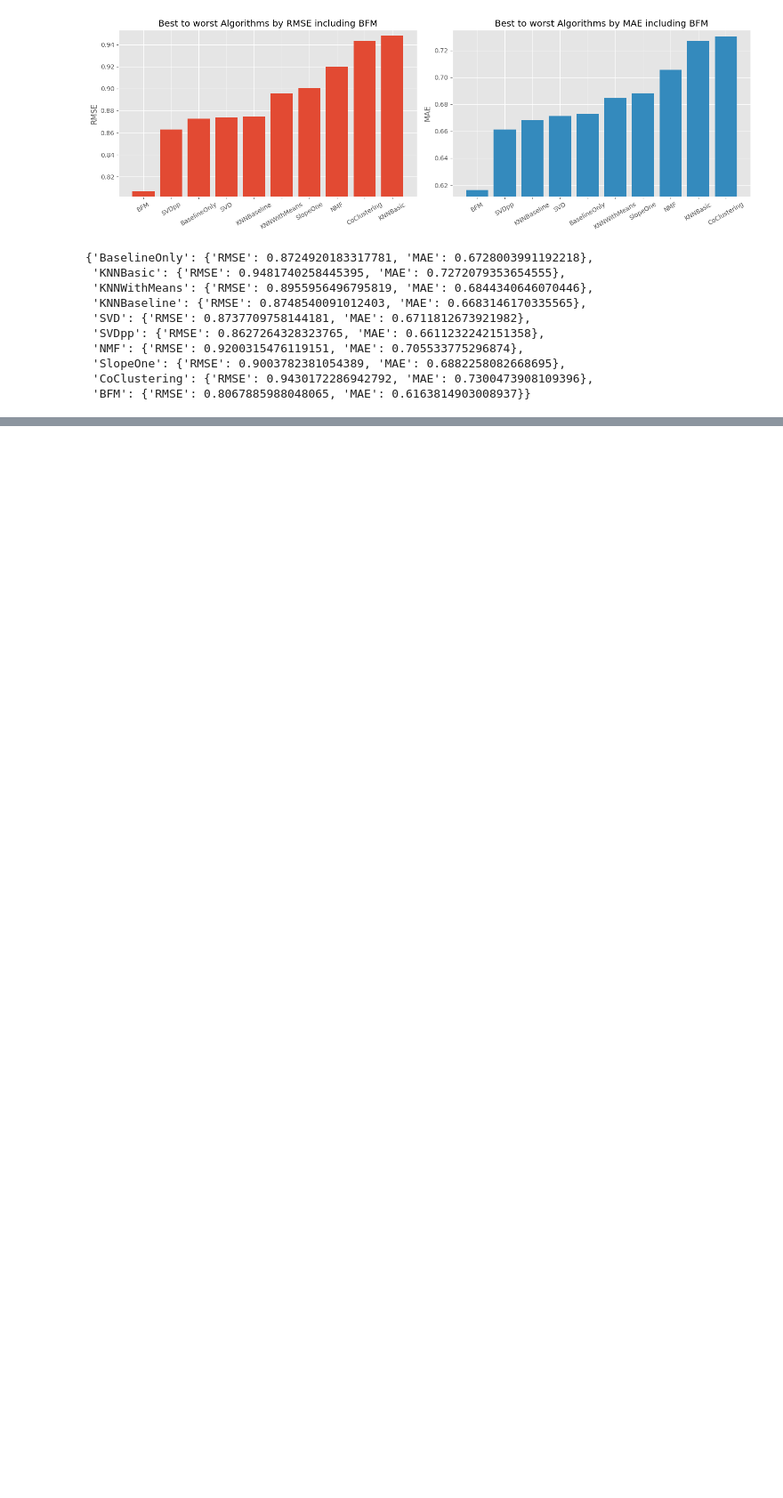
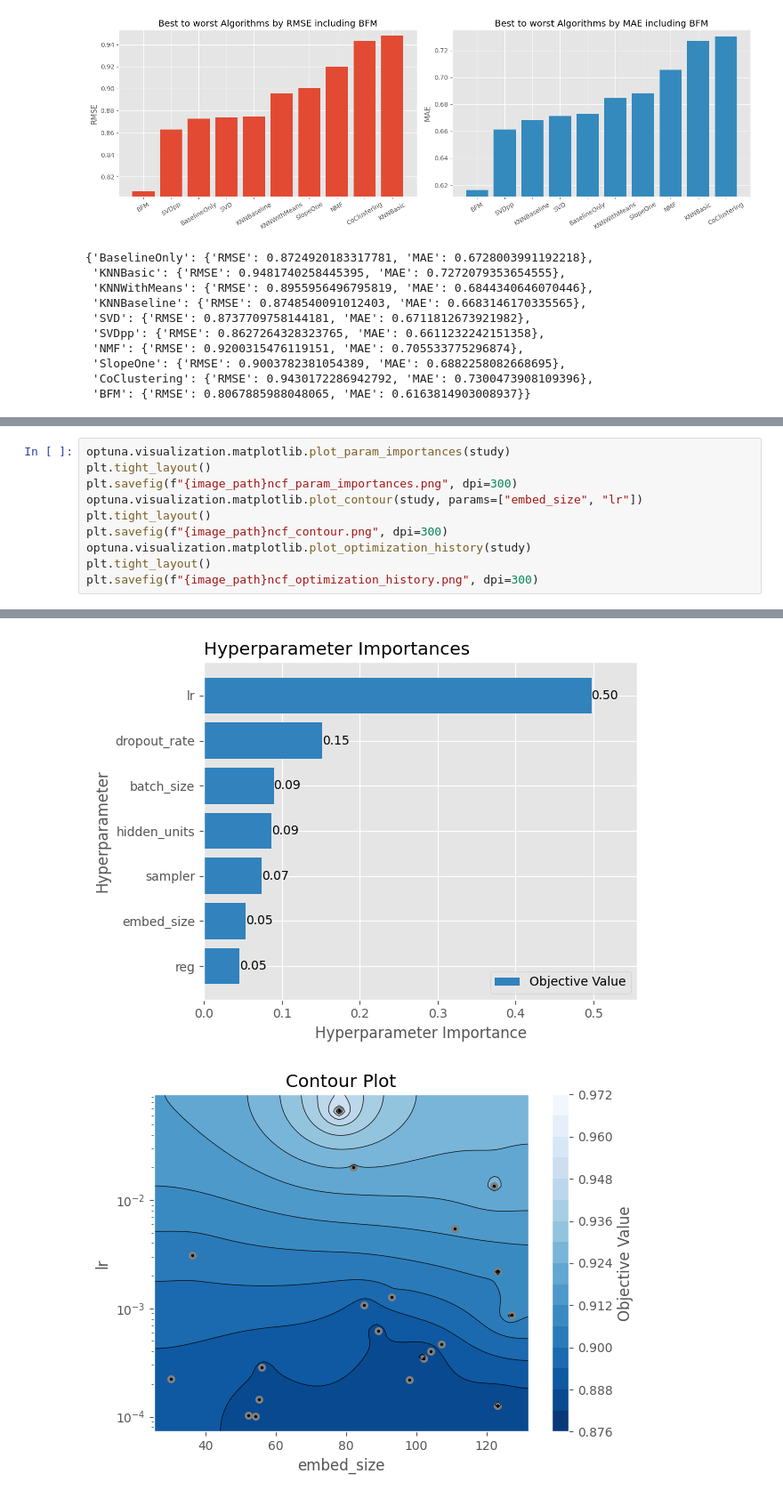
Before and after one commit to NamLe0609/recsys-movielens, a Jupyter notebook: new-movielens-100k.ipynb, the cells around one changed output, grey strips where cells are left out. Shown at 89% size. Cells and saved outputs as stored; diff of their text form; blank space fills up the shorter version.

```diff
--- a/new-movielens-100k.ipynb
+++ b/new-movielens-100k.ipynb
@@ -692,0 +831,11 @@ results
+# %%
+optuna.visualization.matplotlib.plot_param_importances(study)
+plt.tight_layout()
+plt.savefig(f"{image_path}ncf_param_importances.png", dpi=300)
+optuna.visualization.matplotlib.plot_contour(study, params=["embed_size", "lr"])
+plt.tight_layout()
+plt.savefig(f"{image_path}ncf_contour.png", dpi=300)
+optuna.visualization.matplotlib.plot_optimization_history(study)
+plt.tight_layout()
+plt.savefig(f"{image_path}ncf_optimization_history.png", dpi=300)
+# %% [output]
@@ -692,0 +843,2 @@ results
+[figure, added]
+[figure, added]
```
Also changed, not shown: parts of 5 cells of this notebook, 4 other files.
